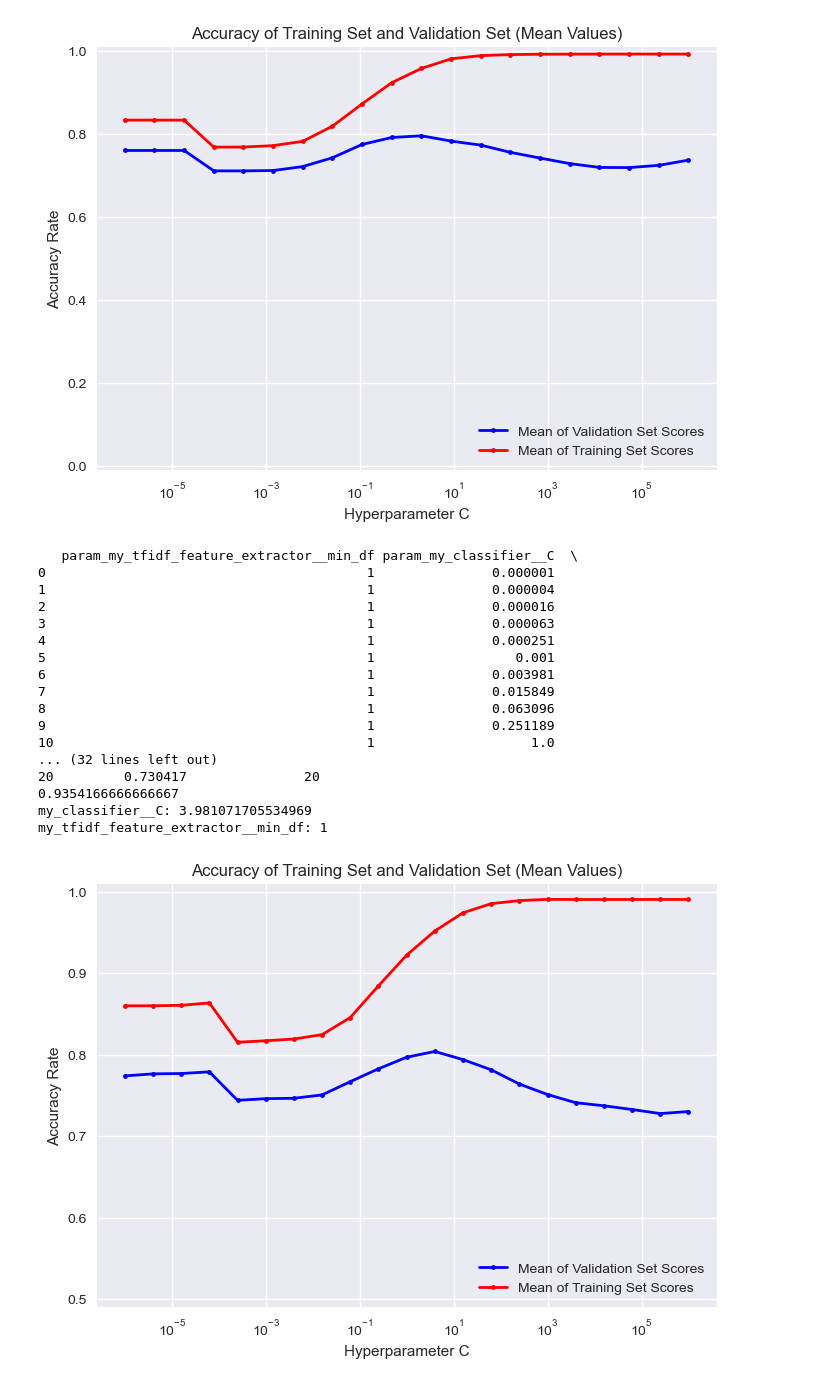
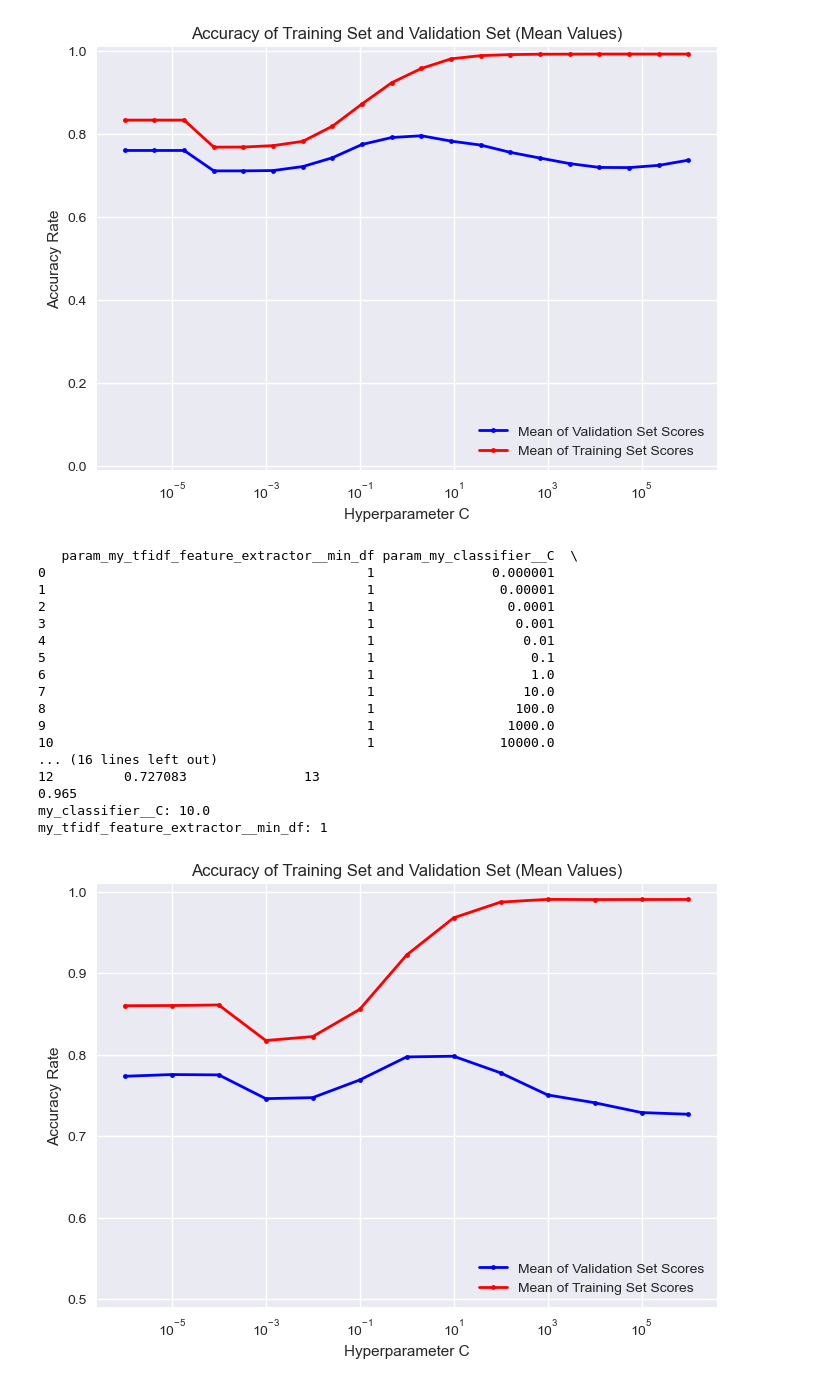
Before and after one commit to shigureTufts/CS135_ProjectA, a Jupyter notebook: wokring_notebook.ipynb, the cells around one changed output. Saved outputs shown, nothing was run; the diff lists cells and outputs as text; code cells hidden in the pictures.

```diff
--- a/wokring_notebook.ipynb
+++ b/wokring_notebook.ipynb
@@ -562,7 +562,8 @@ my_tfidf_classifier_pipeline = sklearn.pipeline.Pipeline([
 
 my_tfidf_grid_by_name = dict()
 my_tfidf_grid_by_name['my_tfidf_feature_extractor__min_df'] = [1]
-my_tfidf_grid_by_name['my_classifier__C'] = np.logspace(-6, 6, 21)
+# my_tfidf_grid_by_name['my_tfidf_feature_extractor__ngram_range'] = [(1, 1),(1, 2)]
+my_tfidf_grid_by_name['my_classifier__C'] = np.logspace(-6, 6, 13)
 y_true = np.ravel(y_train_df)
 tfidf_grid_searcher = sklearn.model_selection.GridSearchCV(
     my_tfidf_classifier_pipeline,
@@ -590,7 +591,7 @@ print(var)
 new_tfidf_pipeline = sklearn.pipeline.Pipeline([
     ('my_tfidf_feature_extractor', TfidfVectorizer(min_df=1, max_df=1.0, ngram_range=(1, 1),
                                                  vocabulary=vocab_dict, binary=False)),
-    ('my_classifier', sklearn.linear_model.LogisticRegression(C=2.06913808111479, max_iter=1000,
+    ('my_classifier', sklearn.linear_model.LogisticRegression(C=10, max_iter=1000,
                                                               penalty='l2', solver='lbfgs'))
 ])
 
@@ -609,45 +610,45 @@ plt.plot(tfidf_gsearch_results_df['param_my_classifier__C'], tfidf_gsearch_resul
          '.-', color='r', lw=2, label='Mean of Training Set Scores')
 # plt.plot(gsearch_results_df_2['param_my_classifier__C'], gsearch_results_df_2['split2_test_score'],
 #          '.-', color='y', lw=2, label='Split 3 Validation Set Score')
 # plt.plot(gsearch_results_df_2['param_my_classifier__C'], gsearch_results_df_2['split3_test_score'],
 #          '.-', color='g', lw=2, label='Split 4 Validation Set Score')
 # plt.plot(gsearch_results_df_2['param_my_classifier__C'], gsearch_results_df_2['split4_test_score'],
 #          '.-', color='orange', lw=2, label='Split 5 Validation Set Score')
 # plt.plot(gsearch_results_df_2['param_my_classifier__C'], gsearch_results_df_2['mean_test_score'],
 #          '*-', color='black', lw=2, label='Mean Value of Validation Set Scores')
 
 
 plt.xscale("log")
 
 
 plt.title("Accuracy of Training Set and Validation Set (Mean Values)");
 plt.xlabel('Hyperparameter C');
 plt.ylabel('Accuracy Rate');
 plt.legend(loc='lower right');
 B = 0.01
 
 
 # plt.xlim([0 - B, 1 + B]);
 plt.ylim([0.5 - B, 1 + B]);
 
 for param_name in sorted(my_tfidf_grid_by_name.keys()):
     print("%s: %r" % (param_name, tfidf_grid_searcher.best_params_[param_name]))
 # %% [output]
    param_my_tfidf_feature_extractor__min_df param_my_classifier__C  \
 0                                         1               0.000001
-1                                         1               0.000004
-2                                         1               0.000016
-3                                         1               0.000063
-4                                         1               0.000251
-5                                         1                  0.001
-6                                         1               0.003981
-7                                         1               0.015849
-8                                         1               0.063096
-9                                         1               0.251189
-10                                        1                    1.0
-... (32 lines left out)
-20         0.730417               20
-0.9354166666666667
-my_classifier__C: 3.981071705534969
+1                                         1                0.00001
+2                                         1                 0.0001
+3                                         1                  0.001
+4                                         1                   0.01
+5                                         1                    0.1
+6                                         1                    1.0
+7                                         1                   10.0
+8                                         1                  100.0
+9                                         1                 1000.0
+10                                        1                10000.0
+... (16 lines left out)
+12         0.727083               13
+0.965
+my_classifier__C: 10.0
 my_tfidf_feature_extractor__min_df: 1
-[figure, old version]
+[figure, new version]
```
Also changed, not shown: parts of 3 cells of this notebook, 7 other files.
